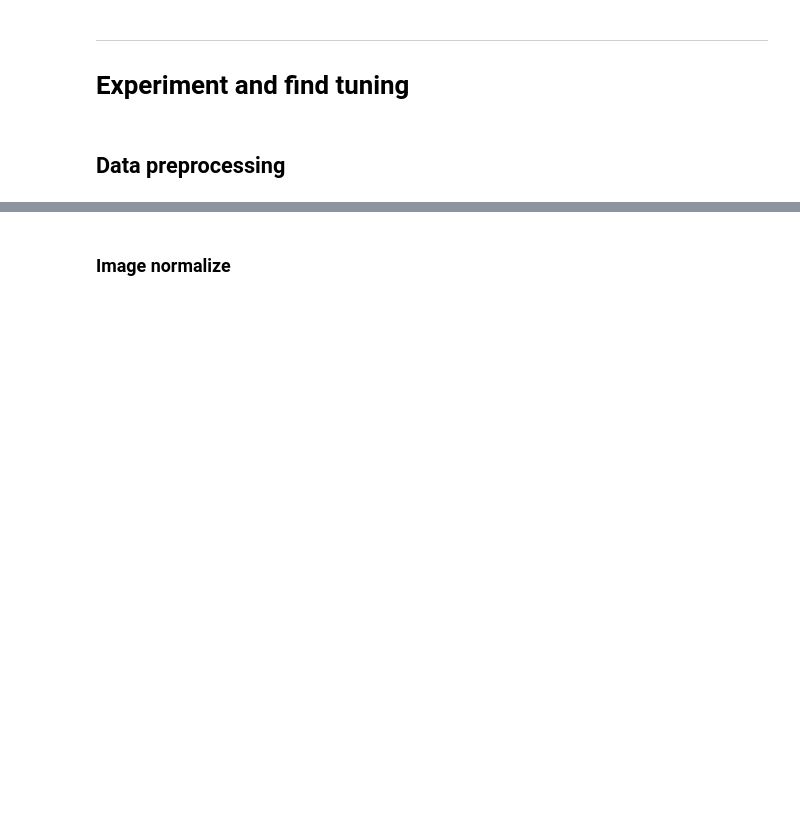
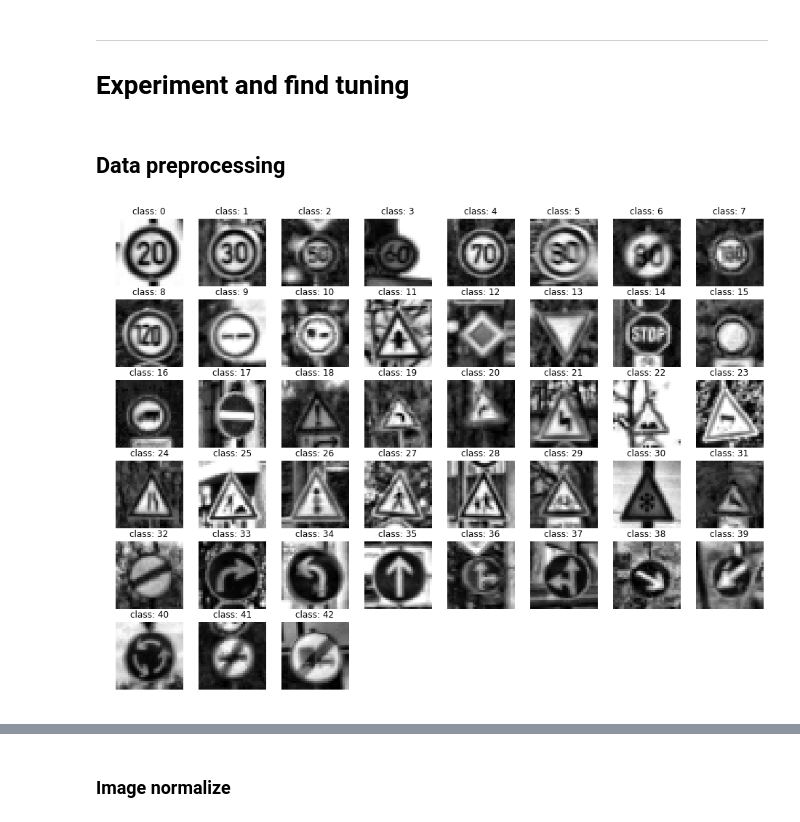
Before and after one commit to wolfapple/traffic-sign-recognition, a Jupyter notebook: notebook.ipynb, the cells around one changed output, grey strips where cells are left out. Cells and saved outputs as stored; diff of their text form; code cells hidden in the pictures; blank space fills up the shorter version.

```diff
--- a/notebook.ipynb
+++ b/notebook.ipynb
@@ -218,3 +247,26 @@ evaluate(model, criterion, test_loader)
 # Experiment and find tuning
 # %% [markdown]
 ## Data preprocessing
+# %%
+class CLAHE_GRAY:
+    def __init__(self, clipLimit=2.5, tileGridSize=(4, 4)):
+        self.clipLimit = clipLimit
+        self.tileGridSize = tileGridSize
+
+    def __call__(self, im):
+        img_y = cv2.cvtColor(im, cv2.COLOR_RGB2YCrCb)[:,:,0]
+        clahe = cv2.createCLAHE(clipLimit=self.clipLimit, tileGridSize=self.tileGridSize)
+        img_y = clahe.apply(img_y)
+        img_output = img_y.reshape(img_y.shape + (1,))
+        return img_output
+# %%
+clahe = CLAHE_GRAY()
+plt.figure(figsize=(16, 16))
+for c in range(n_classes):
+    i = random.choice(np.where(y_train == c)[0])
+    plt.subplot(8, 8, c+1)
+    plt.axis('off')
+    plt.title('class: {}'.format(c))
+    plt.imshow(clahe(X_train[i]).squeeze(), cmap='gray')
+# %% [output]
+[figure, added]
```
Also changed, not shown: parts of 20 cells of this notebook.
